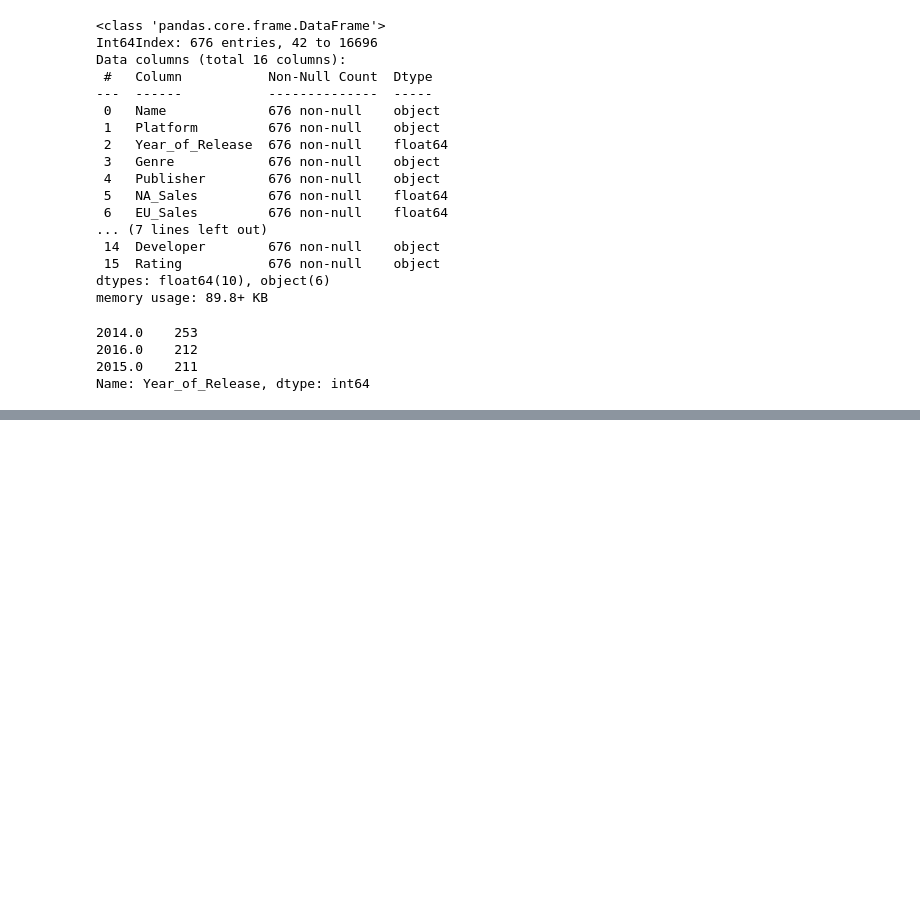
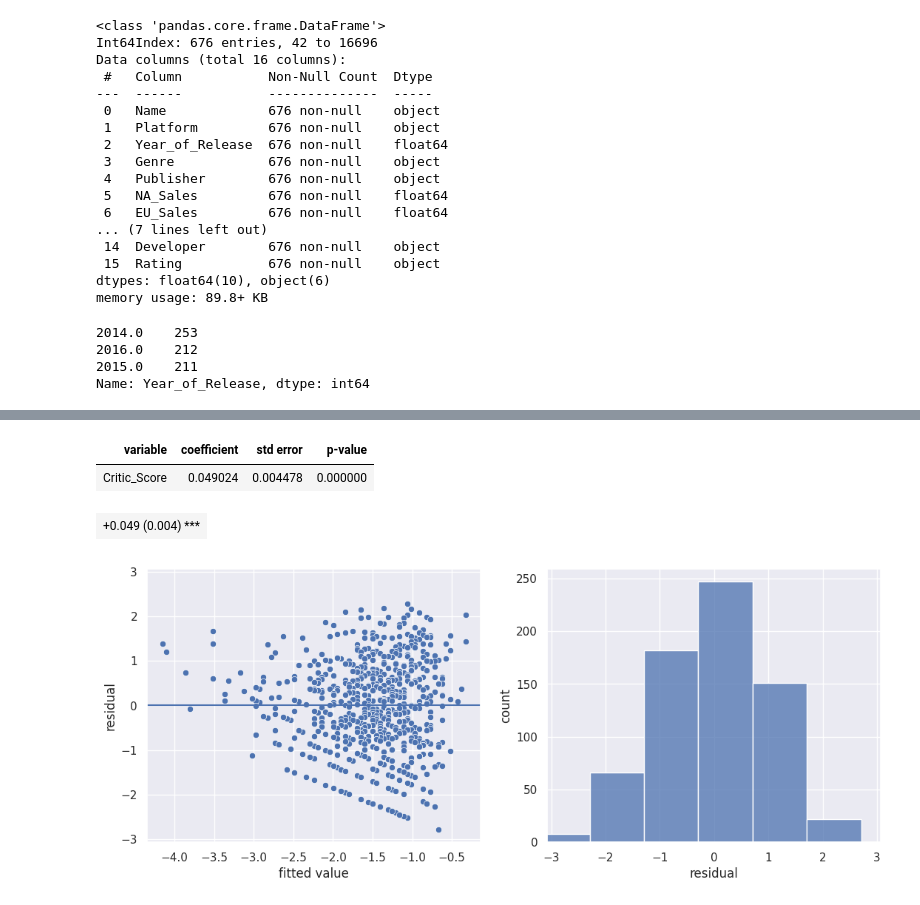
Before and after one commit to bert799/APS1-redsoc, a Jupyter notebook: notebooks/Proj/Fase1/Recorte_ano_2.ipynb, the cells around one changed output, grey strips where cells are left out. Saved outputs shown, nothing was run; the diff lists cells and outputs as text; code cells hidden in the pictures; blank space fills up the shorter version.

```diff
--- a/notebooks/Proj/Fase1/Recorte_ano_2.ipynb
+++ b/notebooks/Proj/Fase1/Recorte_ano_2.ipynb
@@ -55,0 +174,2 @@ Name: Year_of_Release, dtype: int64
+# %%
+result = reg.linear(data=df_rec_suc, formula='np.log(Global_Sales) ~ Critic_Score')
@@ -55,0 +198,13 @@ Name: Year_of_Release, dtype: int64
+# %%
+result.micro_summary()
+# %% [output]
+| variable | coefficient | std error | p-value |
+| Critic_Score | 0.049024 | 0.004478 | 0.000000 |
+# %%
+result.nano_summary()
+# %% [output]
+| +0.049 (0.004) *** |
+# %%
+result.plot_residuals()
+# %% [output]
+[figure, added]
```
Also changed, not shown: parts of 21 cells of this notebook, 32 other files.
